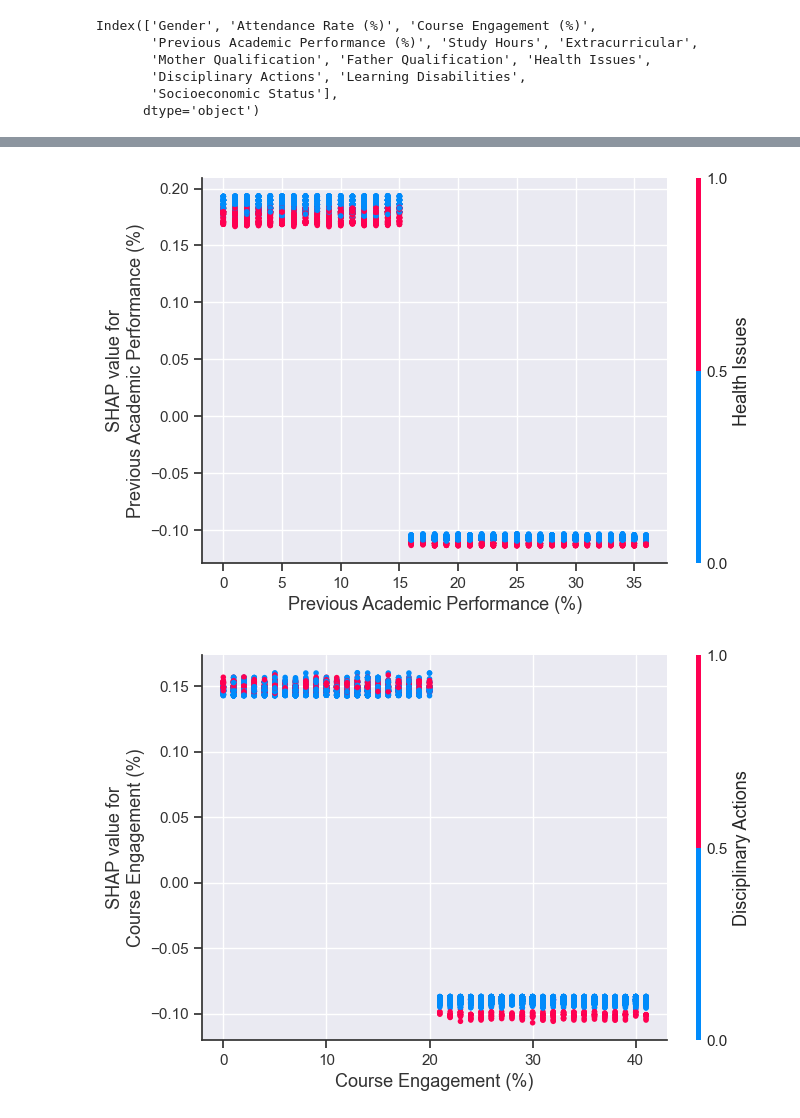
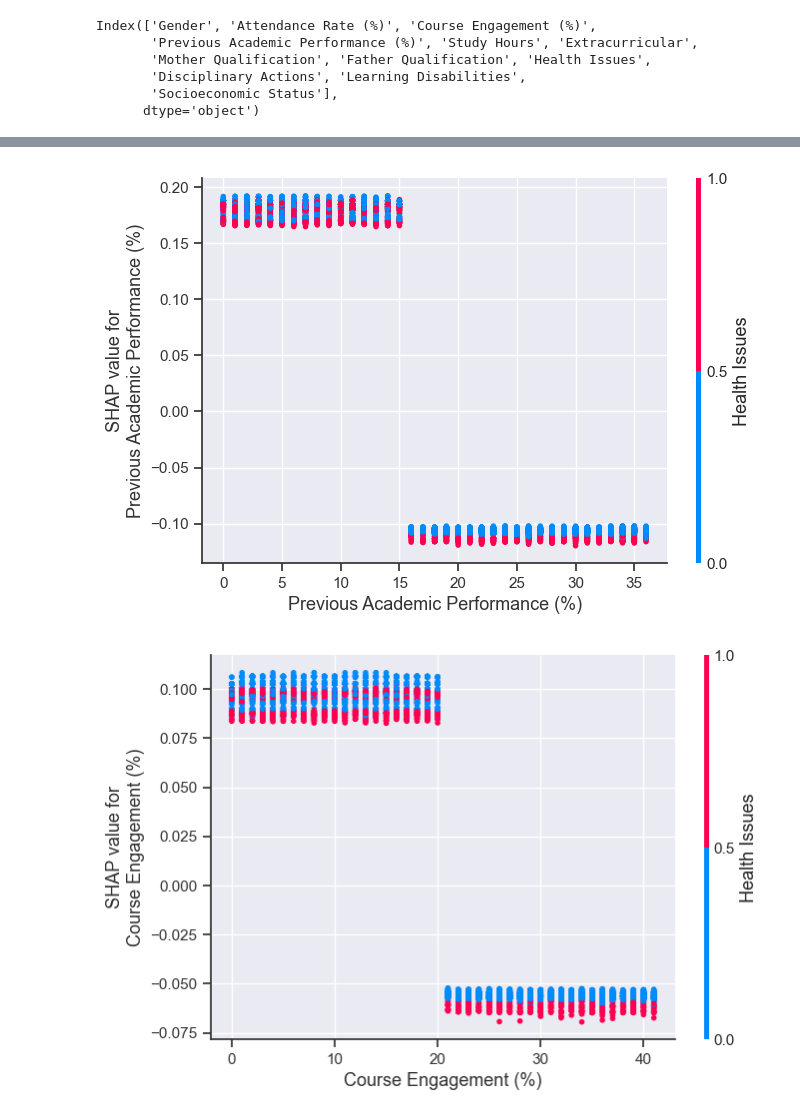
Before and after one commit to ayeshks/Predict-Students, a Jupyter notebook: notebooks/students_risk.ipynb, the cells around one changed output, grey strips where cells are left out. Saved outputs shown, nothing was run; the diff lists cells and outputs as text; code cells hidden in the pictures.

```diff
--- a/notebooks/students_risk.ipynb
+++ b/notebooks/students_risk.ipynb
@@ -674,2 +657,5 @@ else:
+# %%
+explainer = shap.TreeExplainer(model)
+shap_values = explainer.shap_values(X_train_smote_new)
 # %%
 # Generate a dependence plot for 'Attendance Rate (%)'
@@ -679,10 +665,10 @@ shap.dependence_plot('Attendance Rate (%)', shap_values[:, :, 1], X_train_smote,
 # %%
 # Generate a dependence plot for 'Previous Academic Performance (%)'
-shap.dependence_plot('Previous Academic Performance (%)', shap_values[:, :, 1], X_train_smote, interaction_index="auto")
+shap.dependence_plot('Previous Academic Performance (%)', shap_values[:, :, 1], X_train_smote_new, interaction_index="auto")
 # %% [output]
-[figure, old version]
+[figure, new version]
 # %%
 # Generate a dependence plot for 'Course Engagement (%)'
-shap.dependence_plot('Course Engagement (%)', shap_values[:, :, 1], X_train_smote, interaction_index="auto")
+shap.dependence_plot('Course Engagement (%)', shap_values[:, :, 1], X_train_smote_new, interaction_index="auto")
 # %% [output]
-[figure, old version]
+[figure, new version]
```
Also changed, not shown: parts of 27 cells of this notebook, 1 other file.
